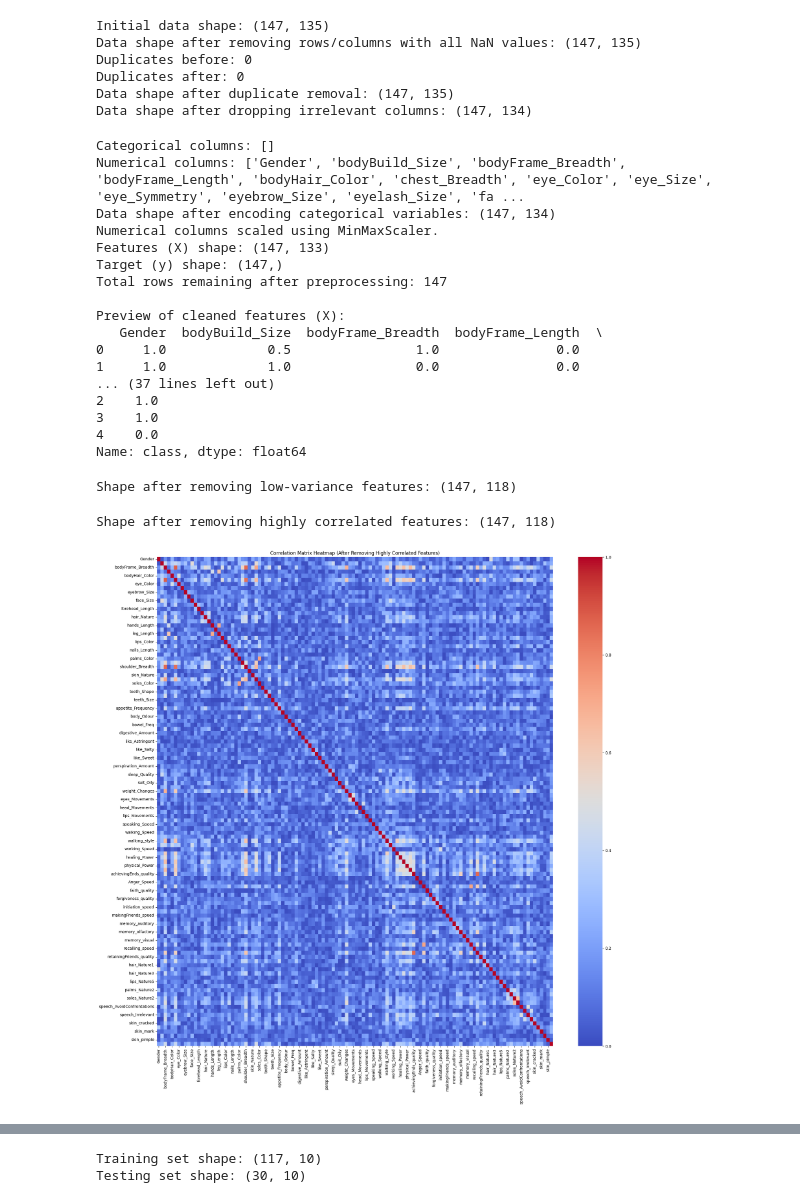
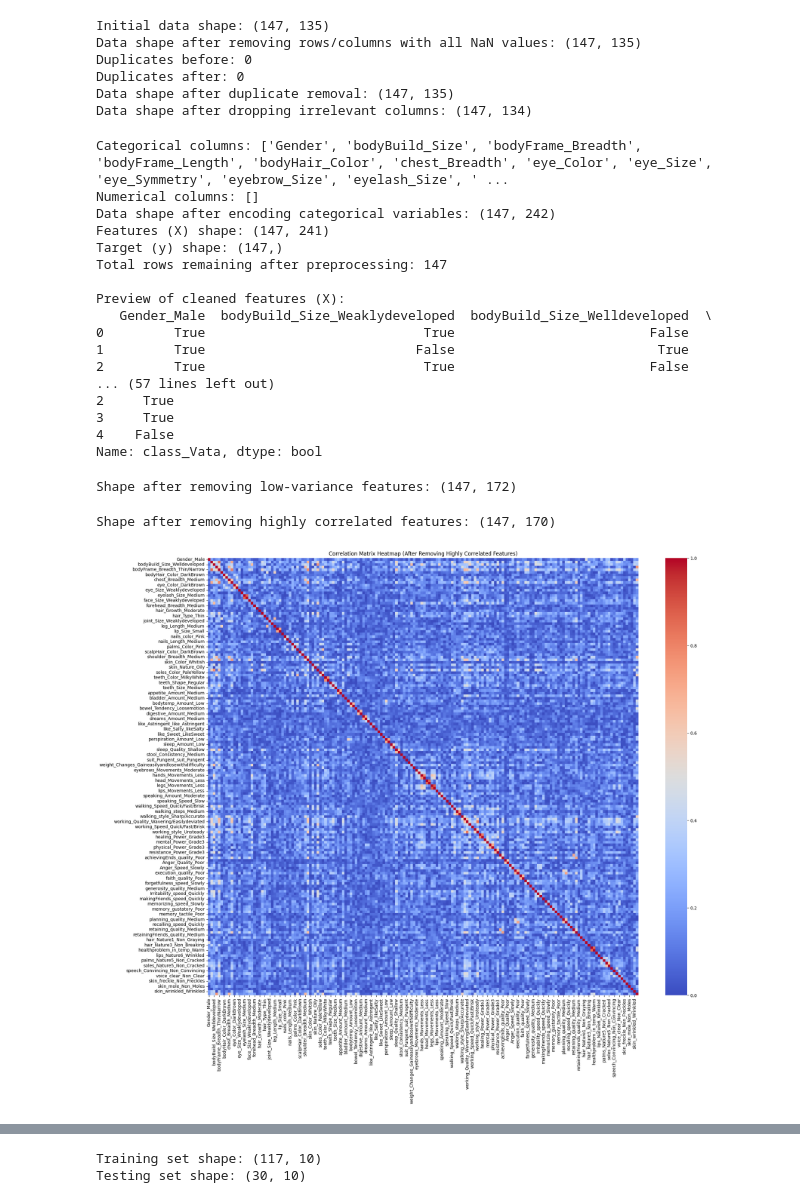
Before and after one commit to Sachinthana-Pathiranage/Sri-Ayu-Ayurvedic-Care, a Jupyter notebook: Notebooks/Kavindi's Notebooks/Feature_Engineering.ipynb, the cells around one changed output, grey strips where cells are left out. Cells and saved outputs as stored; diff of their text form; code cells hidden in the pictures.

```diff
--- a/Notebooks/Kavindi's Notebooks/Feature_Engineering.ipynb
+++ b/Notebooks/Kavindi's Notebooks/Feature_Engineering.ipynb
@@ -41,8 +41,8 @@ import pandas as pd
 print(f"Initial data shape: {data.shape}")
 
 # 1.1 Handling Missing Values
-# Drop rows and columns with all NaN values
-data_cleaned = data.dropna(how='all', axis=1).dropna(how='all', axis=0)
+# Drop rows and columns with all NaN values and fill missing categorical values with mode+
+data_cleaned = data.fillna(data.mode().iloc[0])
 print(f"Data shape after removing rows/columns with all NaN values: {data_cleaned.shape}")
 
 # Resetting the index
@@ -55,7 +55,7 @@ print(f"Duplicates after: {data_cleaned.duplicated().sum()}")
 print(f"Data shape after duplicate removal: {data_cleaned.shape}")
 
 # 1.3 Dropping Irrelevant Columns
-columns_to_drop = ['SampleIdx']  # Replace with relevant column names for your dataset
+columns_to_drop = ['SampleIdx']
 data_cleaned = data_cleaned.drop(columns=columns_to_drop, errors='ignore')
 print(f"Data shape after dropping irrelevant columns: {data_cleaned.shape}")
 # %% [output]
@@ -78,11 +78,10 @@ print(f"Numerical columns: {list(numerical_columns)}")
 
 # 2.2 Encoding Categorical Variables
 label_encoders = {}
-for col in categorical_columns:
-    label_encoder = LabelEncoder()
-    data_cleaned[col] = label_encoder.fit_transform(data_cleaned[col].astype(str))
-    label_encoders[col] = label_encoder
+# Using One-Hot Encoding for categorical variables
+data_cleaned = pd.get_dummies(data_cleaned, columns=categorical_columns, drop_first=True)
 print(f"Data shape after encoding categorical variables: {data_cleaned.shape}")
+
 
 # 2.3 Feature Scaling for Numerical Columns
 if not numerical_columns.empty:
@@ -91,7 +90,7 @@ if not numerical_columns.empty:
     print("Numerical columns scaled using MinMaxScaler.")
 
 # 2.4 Separating Features and Target Variables
-X = data_cleaned.iloc[:, :-1]  # Assuming the last column is the target
+X = data_cleaned.iloc[:, :-1]  # last column is the target
 y = data_cleaned.iloc[:, -1]
 print(f"Features (X) shape: {X.shape}")
 print(f"Target (y) shape: {y.shape}")
@@ -105,23 +104,23 @@ print(X.head())
 print("\nPreview of target (y):")
 print(y.head())
 # %% [output]
-Categorical columns: []
-Numerical columns: ['Gender', 'bodyBuild_Size', 'bodyFrame_Breadth', 'bodyFrame_Length', 'bodyHair_Color', 'chest_Breadth', 'eye_Color', 'eye_Size', 'eye_Symmetry', 'eyebrow_Size', 'eyelash_Size', 'fa ...
-Data shape after encoding categorical variables: (147, 134)
-Numerical columns scaled using MinMaxScaler.
-Features (X) shape: (147, 133)
+Categorical columns: ['Gender', 'bodyBuild_Size', 'bodyFrame_Breadth', 'bodyFrame_Length', 'bodyHair_Color', 'chest_Breadth', 'eye_Color', 'eye_Size', 'eye_Symmetry', 'eyebrow_Size', 'eyelash_Size', ' ...
+Numerical columns: []
+Data shape after encoding categorical variables: (147, 242)
+Features (X) shape: (147, 241)
 Target (y) shape: (147,)
 Total rows remaining after preprocessing: 147
 
 Preview of cleaned features (X):
-   Gender  bodyBuild_Size  bodyFrame_Breadth  bodyFrame_Length  \
-0     1.0             0.5                1.0               0.0
-1     1.0             1.0                0.0               0.0
-... (37 lines left out)
-2    1.0
-3    1.0
-4    0.0
-Name: class, dtype: float64
+   Gender_Male  bodyBuild_Size_Weaklydeveloped  bodyBuild_Size_Welldeveloped  \
+0         True                            True                         False
+1         True                           False                          True
+2         True                            True                         False
+... (57 lines left out)
+2     True
+3     True
+4    False
+Name: class_Vata, dtype: bool
 # %%
 # 4 Feature Selection
 
@@ -139,4 +138,4 @@ print(f"Shape after removing low-variance features: {X_low_var.shape}")
 # _Creating a DataFrame with selected features
 X_df = pd.DataFrame(X_low_var, columns=selected_features)
 # %% [output]
-Shape after removing low-variance features: (147, 118)
+Shape after removing low-variance features: (147, 172)
@@ -170,27 +159,27 @@ high_corr_features = [column for column in upper_triangle.columns if any(upper_t
 X_no_corr = X_df.drop(columns=high_corr_features)
 print(f"Shape after removing highly correlated features: {X_no_corr.shape}")
 # %% [output]
-Shape after removing highly correlated features: (147, 118)
+Shape after removing highly correlated features: (147, 170)
 # %%
 import seaborn as sns
 import matplotlib.pyplot as plt
 
 # Calculating the correlation matrix for the updated dataset
 updated_correlation_matrix = X_no_corr.corr().abs()
 
 # Plotting the heatmap for the updated correlation matrix
-plt.figure(figsize=(20, 20))  # Adjust the size based on the number of remaining features
+plt.figure(figsize=(21, 18))
 sns.heatmap(
     updated_correlation_matrix,
     annot=False,  # Disable annotations to avoid clutter; set to True if the dataset is small
     cmap="coolwarm",  # Use a visually distinct colormap
     cbar=True
 )
 plt.title("Correlation Matrix Heatmap (After Removing Highly Correlated Features)")
 plt.tight_layout()
 plt.show()
 # %% [output]
-[figure, old version]
+[figure, new version]
 # %%
 # 4.4 Identifying Important Features with Random Forest
 
```
Also changed, not shown: parts of 16 cells of this notebook.
